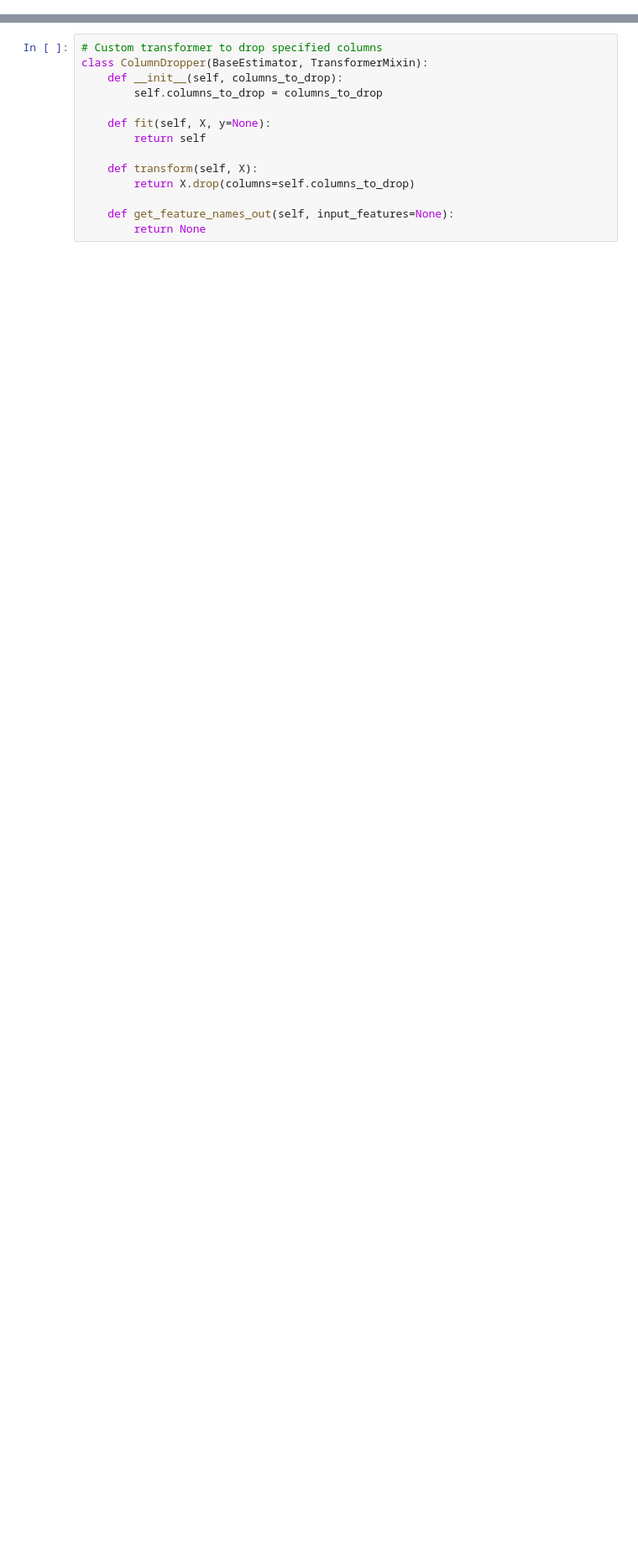
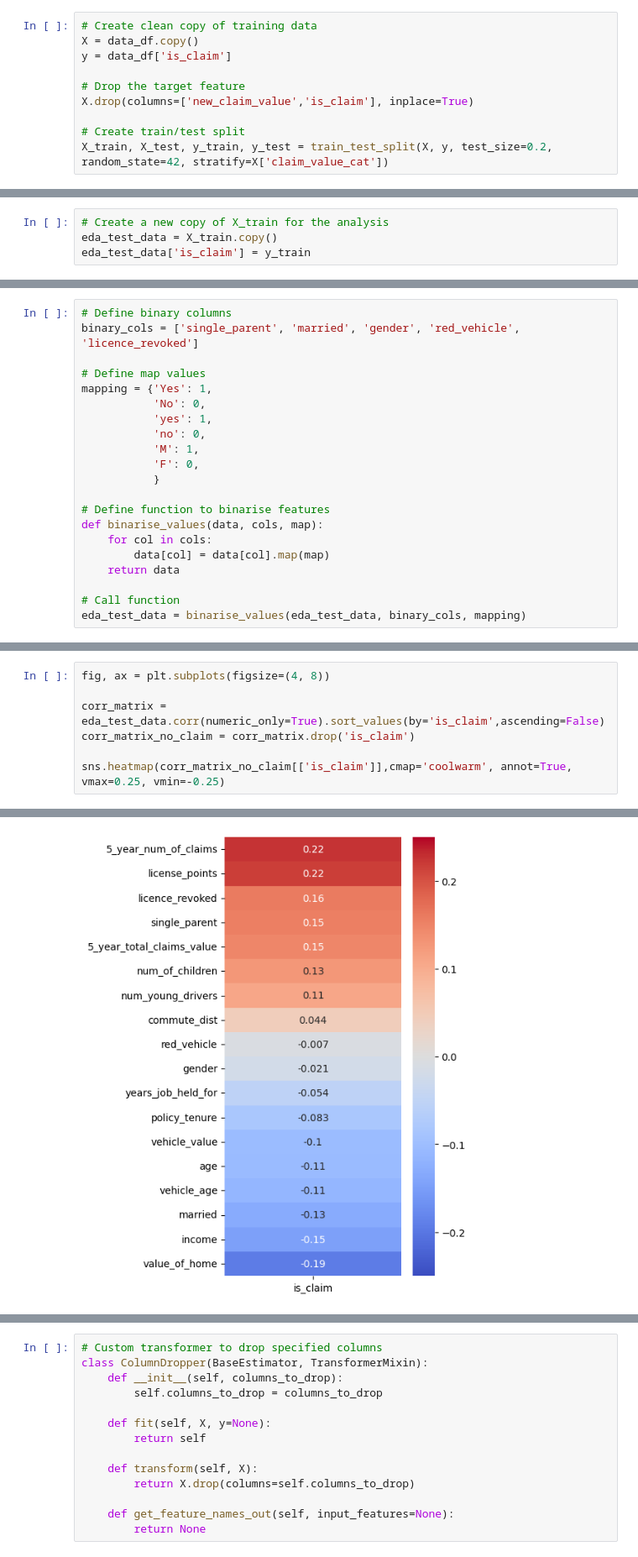
Before and after one commit to harryallum/Data-Science-Projects, a Jupyter notebook: Car Insurance Claim Prediction/main.ipynb, the cells around one changed output, grey strips where cells are left out. Shown at 84% size. Cells and saved outputs as stored; diff of their text form; blank space fills up the shorter version.

Commit message:
Updated annotations

```diff
--- a/Car Insurance Claim Prediction/main.ipynb
+++ b/Car Insurance Claim Prediction/main.ipynb
@@ -344,0 +216,10 @@ Create a custom transformer to drop the rows of low importance:
+# %%
+# Create clean copy of training data
+X = data_df.copy()
+y = data_df['is_claim']
+
+# Drop the target feature
+X.drop(columns=['new_claim_value','is_claim'], inplace=True)
+
+# Create train/test split
+X_train, X_test, y_train, y_test = train_test_split(X, y, test_size=0.2, random_state=42, stratify=X['claim_value_cat'])
@@ -344,0 +247,4 @@ Create a custom transformer to drop the rows of low importance:
+# %%
+# Create a new copy of X_train for the analysis
+eda_test_data = X_train.copy()
+eda_test_data['is_claim'] = y_train
@@ -344,0 +253,21 @@ Create a custom transformer to drop the rows of low importance:
+# %%
+# Define binary columns
+binary_cols = ['single_parent', 'married', 'gender', 'red_vehicle', 'licence_revoked']
+
+# Define map values
+mapping = {'Yes': 1,
+           'No': 0,
+           'yes': 1,
+           'no': 0,
+           'M': 1,
+           'F': 0,
+           }
+
+# Define function to binarise features
+def binarise_values(data, cols, map):
+    for col in cols:
+        data[col] = data[col].map(map)
+    return data
+
+# Call function
+eda_test_data = binarise_values(eda_test_data, binary_cols, mapping)
@@ -344,0 +309,8 @@ Create a custom transformer to drop the rows of low importance:
+# %%
+fig, ax = plt.subplots(figsize=(4, 8))
+
+corr_matrix = eda_test_data.corr(numeric_only=True).sort_values(by='is_claim',ascending=False)
+corr_matrix_no_claim = corr_matrix.drop('is_claim')
+
+sns.heatmap(corr_matrix_no_claim[['is_claim']],cmap='coolwarm', annot=True, vmax=0.25, vmin=-0.25)
+# %% [output]
@@ -344,0 +318 @@ Create a custom transformer to drop the rows of low importance:
+[figure, added]
```
Also changed, not shown: parts of 241 cells of this notebook, 2 other files.
